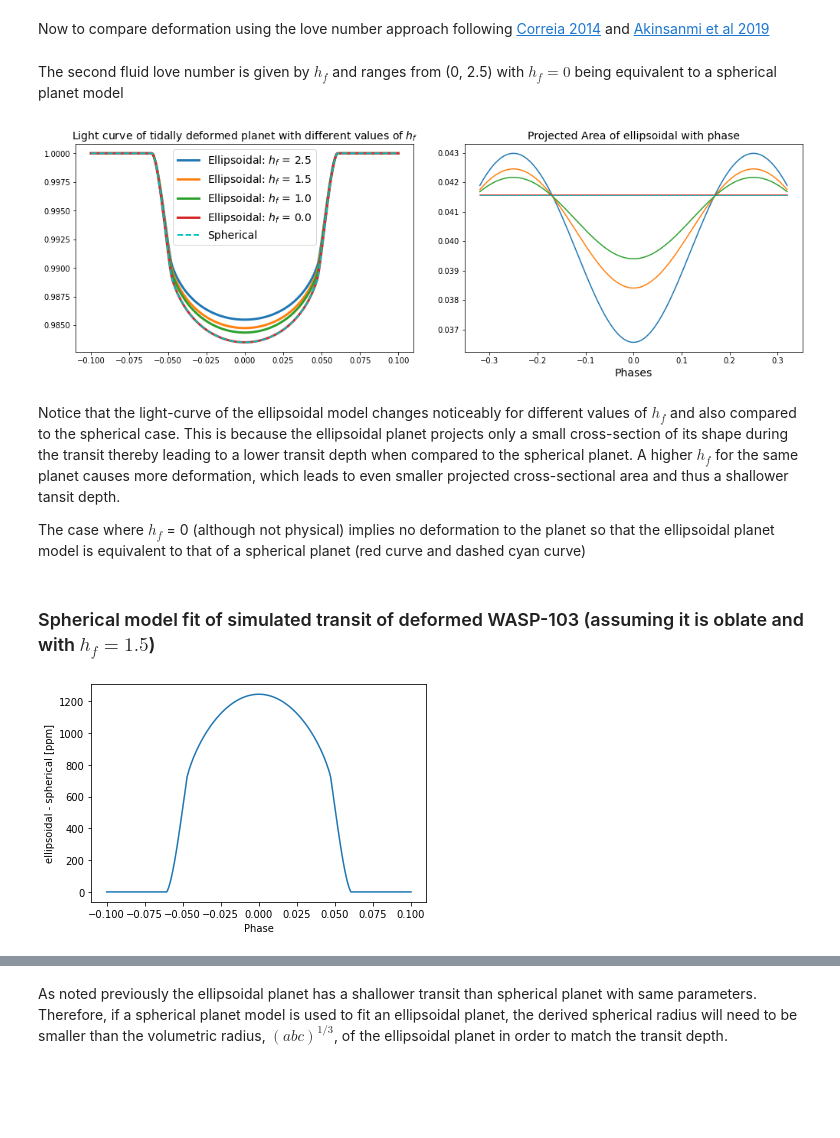
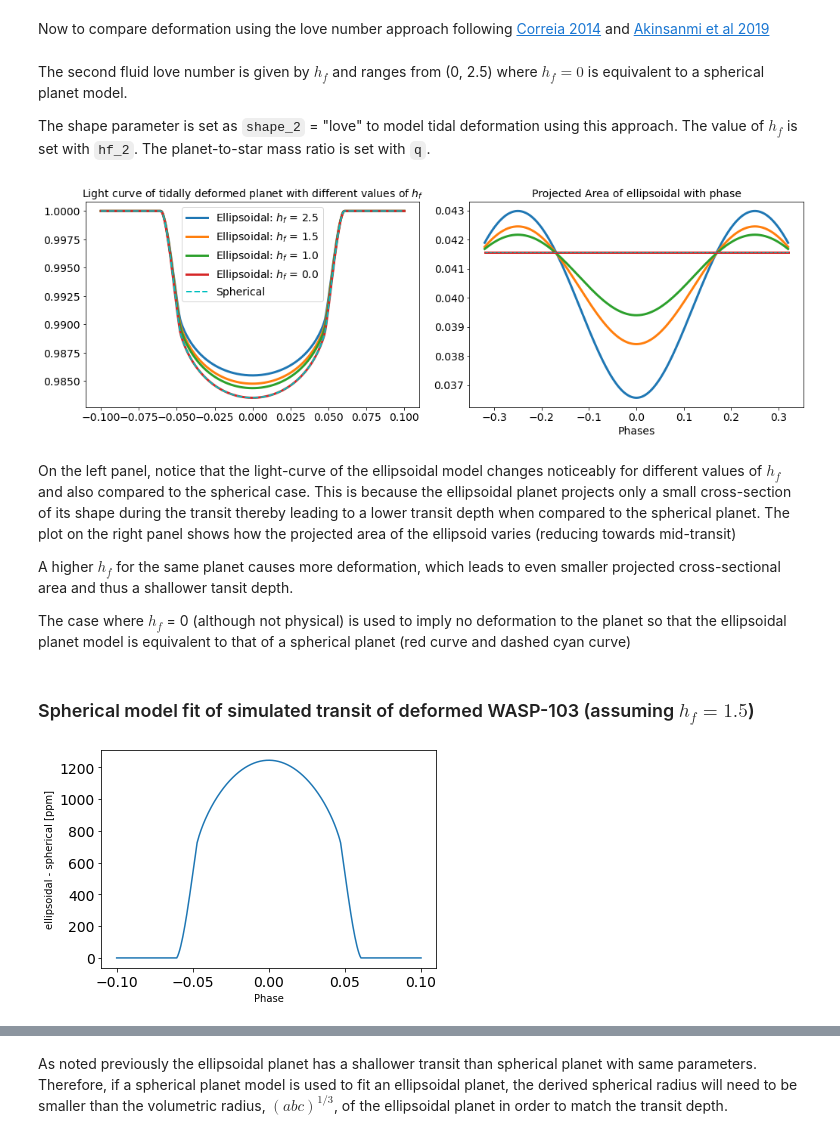
Before and after one commit to tundeakins/ellc, a Jupyter notebook: ellc_love_example.ipynb, the cells around one changed output, grey strips where cells are left out. Saved outputs shown, nothing was run; the diff lists cells and outputs as text; code cells hidden in the pictures; blank space fills up the shorter version.

```diff
--- a/ellc_love_example.ipynb
+++ b/ellc_love_example.ipynb
@@ -9,6 +9,9 @@ import astropy.constants as c
 import astropy.units as u
 import Planet_tools as pt
 %matplotlib inline
+
+plt.rc('ytick', labelsize=14)
+plt.rc('xtick', labelsize=14)
 # %%
 print(ellc.__version__)
 print("Installed from https://github.com/tundeakins/ellc")
@@ -23,9 +38,10 @@ t0 = 0                                             #mid transit time
 aR = 3.010                                         #scaled semimajor axis a/R*
 Rv = 0.115                                         # planet radius ratio
 inc = 88.8                                         # orbital inclination
-b = pt.convert_param.impact_parameter(inc,aR)
+b = aR*np.cos(np.deg2rad(inc))
 u1, u2 = 0.5343,0.1299
 ldc_1 = [u1,u2]                                    #limb darkening parameters
+
 Mst = 1.21                                         #stellar mass in unit of solar masses
 Mp = 1.51* c.M_jup.to( u.Msun).value               #planet mass in unit of solar masses
 qmass = Mp/Mst                                     #ratio of planet to stellar mass
@@ -83,25 +100,29 @@ Light curve from both tools are in agreement within 10 ppm
 # %% [markdown]
 Now to compare deformation using the love number approach following [Correia 2014](https://ui.adsabs.harvard.edu/abs/2014A%26A...570L...5C/abstract) and [Akinsanmi et al 2019](https://www.aanda.org/articles/aa/pdf/2019/01/aa34215-18.pdf)
 # %% [markdown]
-The second fluid love number is given by $h_f$ and ranges from (0, 2.5) with $h_f=0$ being equivalent to a spherical planet model
+The second fluid love number is given by $h_f$ and ranges from (0, 2.5) where $h_f=0$ is equivalent to a spherical planet model.
+
+The shape parameter is set as `shape_2` = "love" to model tidal deformation using this approach. The value of $h_f$ is set with `hf_2`. The planet-to-star mass ratio is set with `q`.
 # %%
 #set shape of the planet shape_2 = "love" and use the following values for hf:
-hf_values=[2.5,1.5,1, 0]
+hf_values=[2.5, 1.5, 1, 0]
 plot_phases = np.linspace(-0.32,0.32,360)
 
 
 fig, ax = plt.subplots(1,2,figsize=(17,5))
-ax[0].set_title("Light curve of tidally deformed planet with different values of $h_f$", fontsize=14)
-ax[1].set_title("Projected Area of ellipsoidal with phase", fontsize=14)
+
 for h_f in hf_values:
-    ellc_flux = ellc.lc(phases,t_zero=t0, radius_1=r_1,radius_2=r_2,incl=inc,sbratio=0,
-                      ld_1="quad",ldc_1=ldc_1,shape_1='sphere',shape_2='love',
-                      q=qmass, hf_2= h_f, grid_1="fine", grid_2="fine")
-    ax[0].plot(phases, ellc_flux, label = "Ellipsoidal: $h_f$ = {:.1f}".format(h_f), lw=3)
+    ellc_flux = ellc.lc(phases,t_zero=t0,
+                        radius_1=r_1,radius_2=r_2,
+                        incl=inc,sbratio=0,
+                        ld_1="quad",ldc_1=ldc_1,
+                        #deformation parameters
+                        shape_2='love', q=qmass, hf_2= h_f)
+
+    ax[0].plot(phases, ellc_flux, label = f"Ellipsoidal: $h_f$ = {h_f:.1f}", lw=3)
 
     ellps_area, abc = ellc.projected_ellipse_area(plot_phases, Rv, aR, h_f, qmass, inc)
-
-    ax[1].plot(plot_phases,ellps_area)
+    ax[1].plot(plot_phases,ellps_area, label = "Ellipsoidal: $h_f$ = {:.1f}".format(h_f), lw=3)
 
 
 
@@ -109,46 +130,50 @@ for h_f in hf_values:
 #overplot spherical planet light curve
 ax[0].plot(phases, ellc_sphere, "c--",label="Spherical", lw=2)
 ax[1].plot(plot_phases, np.ones_like(plot_phases)*np.pi*Rv**2, "c--",label="Spherical", lw=1)
+ax[0].legend(fontsize=14)
+ax[0].set_title("Light curve of tidally deformed planet with different values of $h_f$", fontsize=14)
+ax[1].set_title("Projected Area of ellipsoidal with phase", fontsize=14)
 
-ax[0].legend(fontsize=14)
 plt.xlabel("Phases", fontsize=14);
 plt.subplots_adjust(wspace=0.15)
 # %% [output]
-[figure, old version]
+[figure, new version]
 # %% [markdown]
-Notice that  the  light-curve  of  the  ellipsoidal model  changes  noticeably  for  different  values  of $h_f$ and  also compared to the spherical case. This is because the ellipsoidal planet projects only a small cross-section of its shape during the transit thereby leading to a lower transit depth when compared to the spherical planet. A higher $h_f$ for the same planet causes more deformation, which leads to even smaller projected cross-sectional  area and thus a shallower tansit depth.
+On the left panel, notice that  the  light-curve  of  the  ellipsoidal model  changes  noticeably  for  different  values  of $h_f$ and  also compared to the spherical case. This is because the ellipsoidal planet projects only a small cross-section of its shape during the transit thereby leading to a lower transit depth when compared to the spherical planet. The plot on the right panel shows how the projected area of the ellipsoid varies (reducing towards mid-transit)
 
-The case  where $h_f$ = 0 (although not physical) implies no deformation to the planet so that the ellipsoidal planet model is equivalent to that of a spherical planet (red curve and dashed cyan curve)
+A higher $h_f$ for the same planet causes more deformation, which leads to even smaller projected cross-sectional  area and thus a shallower tansit depth.
+
+The case  where $h_f$ = 0 (although not physical) is used to imply no deformation to the planet so that the ellipsoidal planet model is equivalent to that of a spherical planet (red curve and dashed cyan curve)
 # %% [markdown]
-### Spherical model fit of simulated transit of deformed WASP-103 (assuming it is oblate and with $h_f=1.5$)
+### Spherical model fit of simulated transit of deformed WASP-103 (assuming $h_f=1.5$)
 # %%
 from Planet_tools.convert_param import inclination, impact_parameter, convert_LD_coeffs
 
-def model(params,t,pl_shape="sphere",data=None, transform = False ):
-    #params[a,rp,b,t0,q1,q2]
-    #if transform: params = bound_unity_transform(params,priors)
+def model(params,t,pl_shape="sphere",data=None):
+    #params[a, rp, b]
 
     r_1 = 1./params[0]                          #Rst/a
     r_2 = params[1]/params[0]                   # Rp/a
     incl = inclination(params[2],params[0])     #inclination
     #u1_,u2_= params[3],params[4]
     ldc_1 = [u1,u2]
-    ellc_flux = ellc.lc(t, t_zero=t0, radius_1=r_1,radius_2=r_2,incl=incl,sbratio=0,ld_1="quad",
-                    ldc_1=ldc_1,shape_1='sphere',shape_2=pl_shape, grid_1='fine',
-                        grid_2='fine',q=qmass,hf_2=1.5)
+    ellc_flux = ellc.lc(t, t_zero=t0, radius_1=r_1,radius_2=r_2,
+                        incl=incl, sbratio=0,
+                        ld_1="quad", ldc_1=ldc_1,
+                        shape_2=pl_shape, q=qmass, hf_2=1.5)
     if data is None:
         return ellc_flux
-    return np.sum((data - ellc_flux)**2)  #  0.5 * np.sum(((data - ellc_flux))/error) ** 2)
+    return np.sum((data - ellc_flux)**2)
 # %%
 #simulate deformed wasp_103
 phase=np.linspace(-0.0863, 0.0863, 230)
-b=impact_parameter(inc,aR)
-params = [aR, Rv, b, u1, u2]
+params = [aR, Rv, b]
 
-flux_def = model(params,phases,"love", transform=False)     #simulate deformed
-flux_spr = model(params,phases,"sphere", transform=False)   #use same parameters to simulate spherical
+flux_def = model(params, phases, "love")     #simulate deformed
+flux_spr = model(params, phases, "sphere")   #use same parameters to simulate spherical
+
 plt.plot(phases,1e6*(flux_def-flux_spr))
 plt.ylabel("ellipsoidal - spherical [ppm]")
 plt.xlabel("Phase");
 # %% [output]
-[figure, old version]
+[figure, new version]
```
Also changed, not shown: parts of 37 cells of this notebook, 4 other files.
